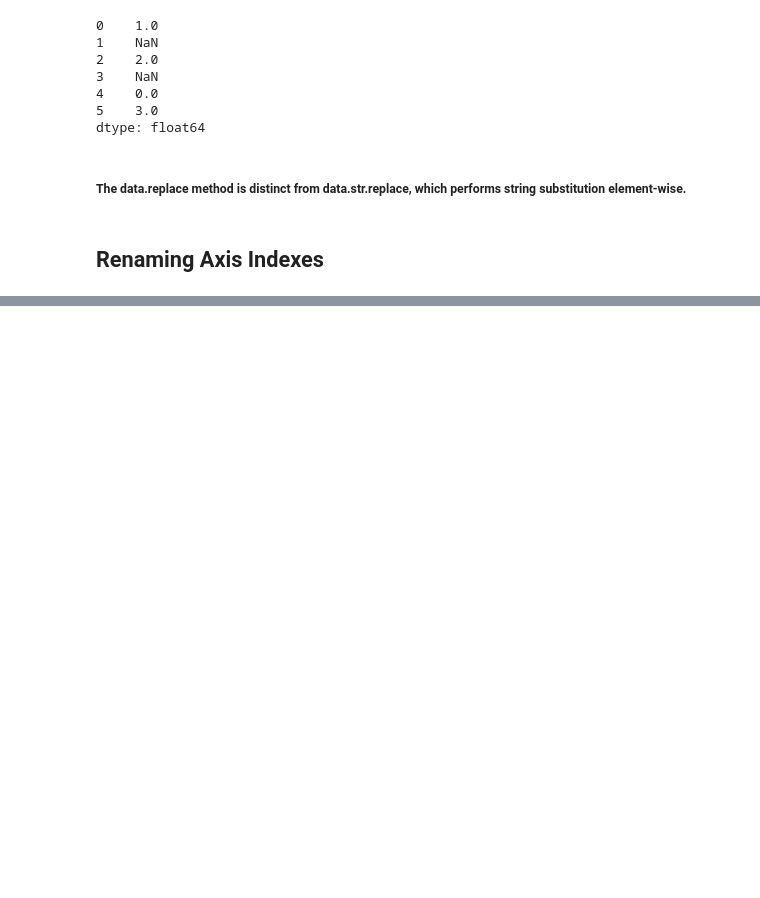
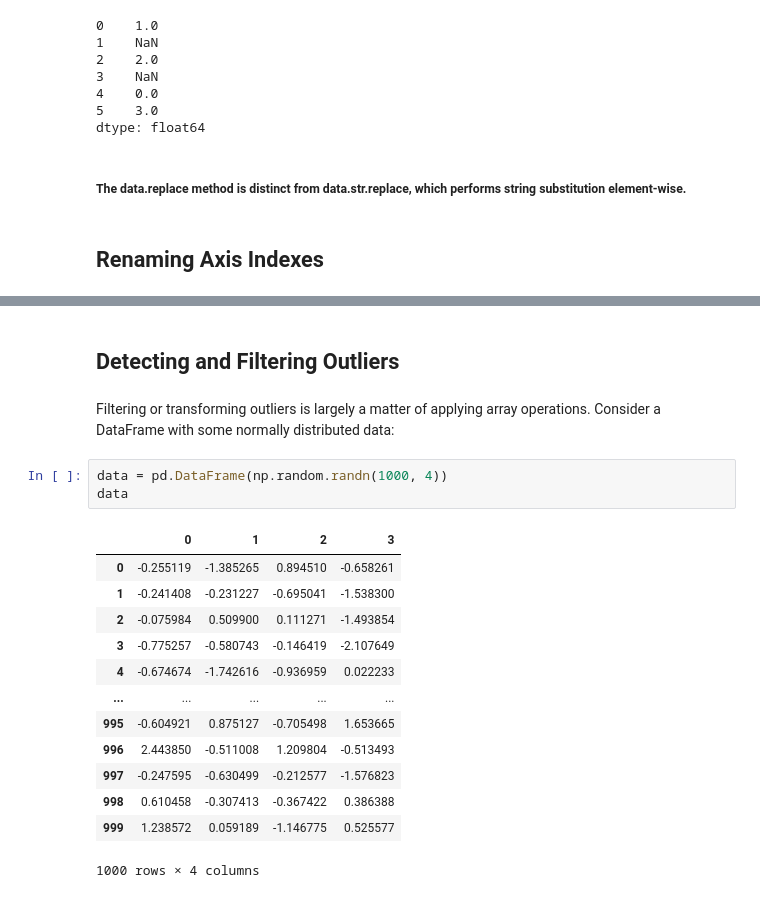
Before and after one commit to Spartan-119/Python-for-Data-Science, a Jupyter notebook: Data Cleaning and Preparation.ipynb, the cells around one changed output, grey strips where cells are left out. Saved outputs shown, nothing was run; the diff lists cells and outputs as text; blank space fills up the shorter version.

```diff
--- a/Data Cleaning and Preparation.ipynb
+++ b/Data Cleaning and Preparation.ipynb
@@ -477,0 +632,22 @@ dtype: float64
+# %% [markdown]
+## Detecting and Filtering Outliers
+# %% [markdown]
+Filtering or transforming outliers is largely a matter of applying array operations.
+Consider a DataFrame with some normally distributed data:
+# %%
+data = pd.DataFrame(np.random.randn(1000, 4))
+data
+# %% [output]
+|  | 0 | 1 | 2 | 3 |
+| 0 | -0.255119 | -1.385265 | 0.894510 | -0.658261 |
+| 1 | -0.241408 | -0.231227 | -0.695041 | -1.538300 |
+| 2 | -0.075984 | 0.509900 | 0.111271 | -1.493854 |
+| 3 | -0.775257 | -0.580743 | -0.146419 | -2.107649 |
+| 4 | -0.674674 | -1.742616 | -0.936959 | 0.022233 |
+| ... | ... | ... | ... | ... |
+| 995 | -0.604921 | 0.875127 | -0.705498 | 1.653665 |
+| 996 | 2.443850 | -0.511008 | 1.209804 | -0.513493 |
+| 997 | -0.247595 | -0.630499 | -0.212577 | -1.576823 |
+| 998 | 0.610458 | -0.307413 | -0.367422 | 0.386388 |
+| 999 | 1.238572 | 0.059189 | -1.146775 | 0.525577 |
+1000 rows × 4 columns
```
Also changed, not shown: parts of 39 cells of this notebook.
